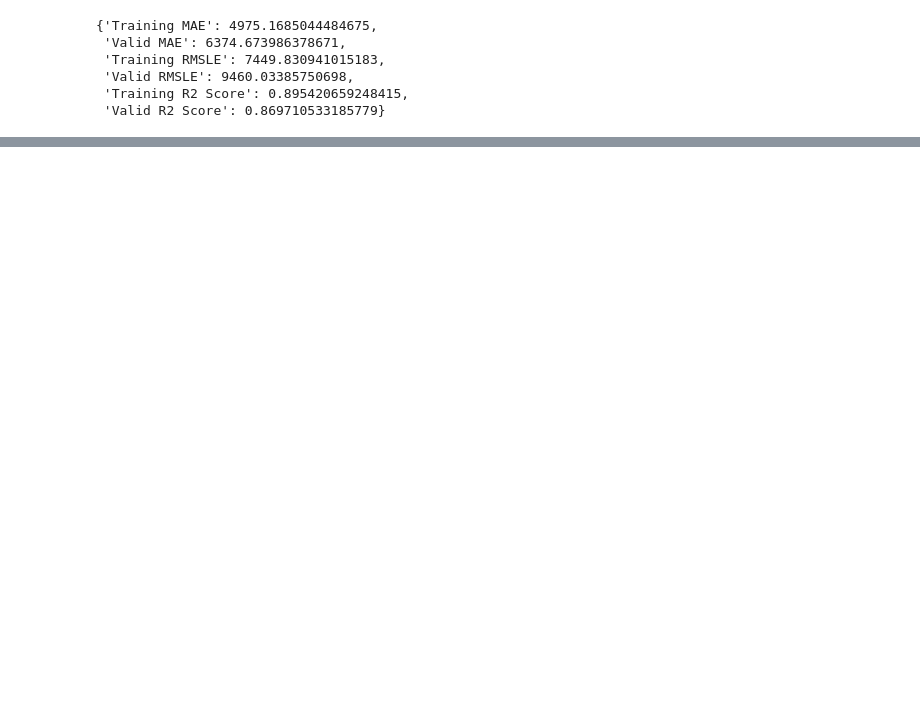
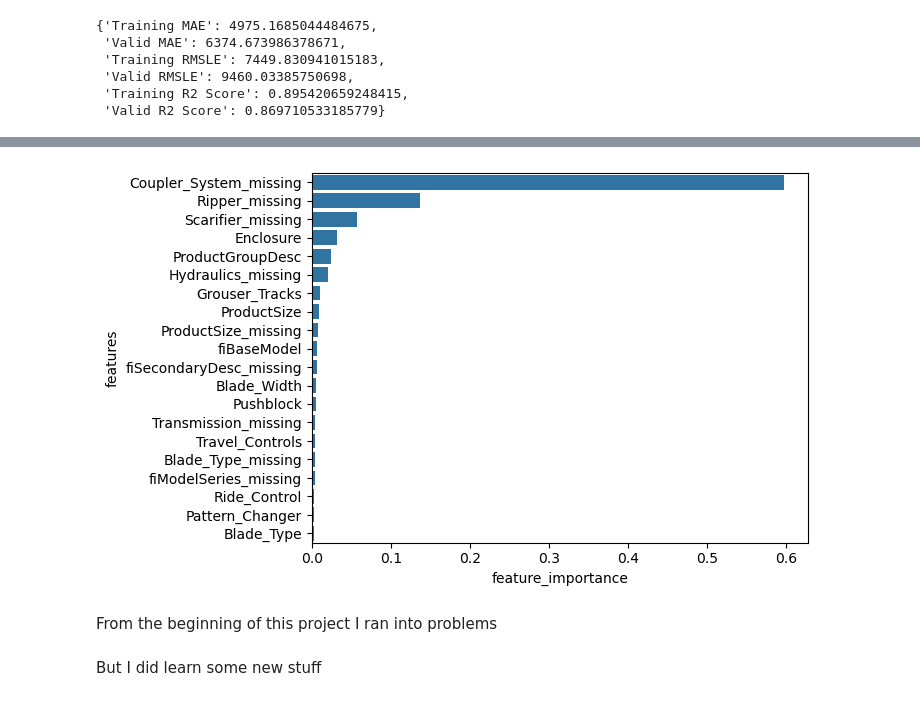
Before and after one commit to msnkr/bulldozer_bluebook, a Jupyter notebook: Untitled1.ipynb, the cells around one changed output, grey strips where cells are left out. Drawn from its saved outputs; the diff is of its cells as text; code cells hidden in the pictures; blank space fills up the shorter version.

```diff
--- a/Untitled1.ipynb
+++ b/Untitled1.ipynb
@@ -219,0 +316,3 @@ rs_bst.best_params_
+# %%
+df["auctioneerID_missing"] = False
+df.auctioneerID_missing.head()
@@ -219,0 +330,2 @@ rs_bst.best_params_
+# %%
+df = df[X_train.columns]
@@ -219,0 +357,4 @@ rs_bst.best_params_
+# %%
+bst = XGBRegressor(subsample=1.0, n_estimators=200,
+                   min_child_weight=3, max_depth=10,
+                   learning_rate=0.5, colsample_bytree=0.4).fit(X_train, y_train)
@@ -219,0 +381,14 @@ rs_bst.best_params_
+# %%
+def show_plot(columns, importances, n=20):
+    df = (pd.DataFrame({"features": columns, "feature_importance": importances})
+          .sort_values("feature_importance", ascending=False)
+          .reset_index(drop=True))
+    sn.barplot(data=df[:n], x="feature_importance", y="features", orient="h")
+# %%
+show_plot(df.columns, bst.feature_importances_)
+# %% [output]
+[figure, added]
+# %% [markdown]
+From the beginning of this project I ran into problems
+# %% [markdown]
+But I did learn some new stuff
```
Also changed, not shown: parts of 19 cells of this notebook.
